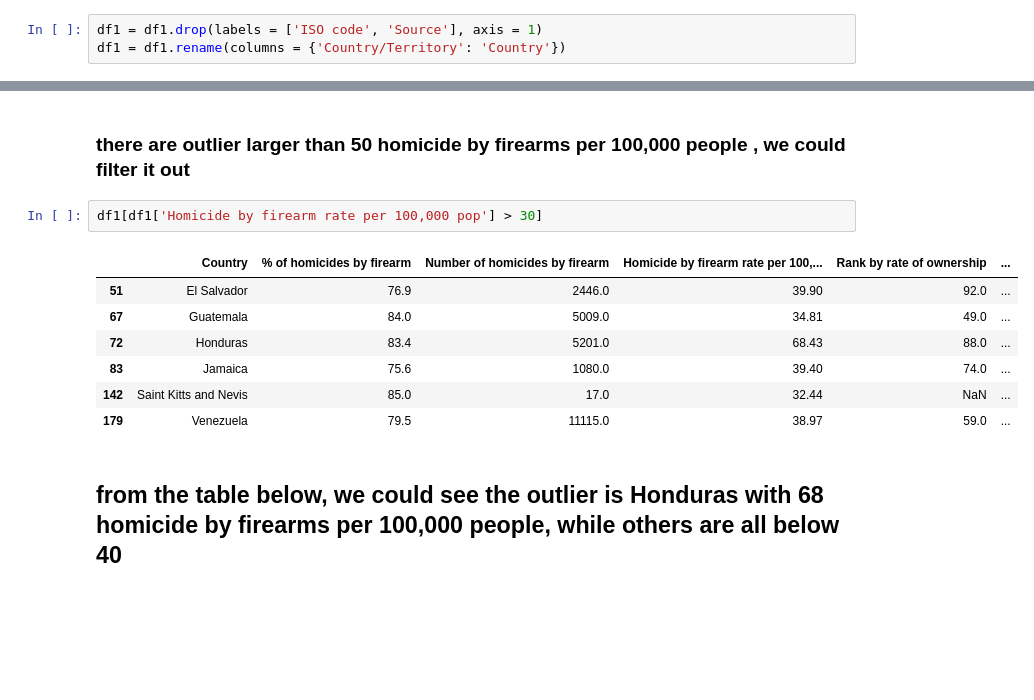
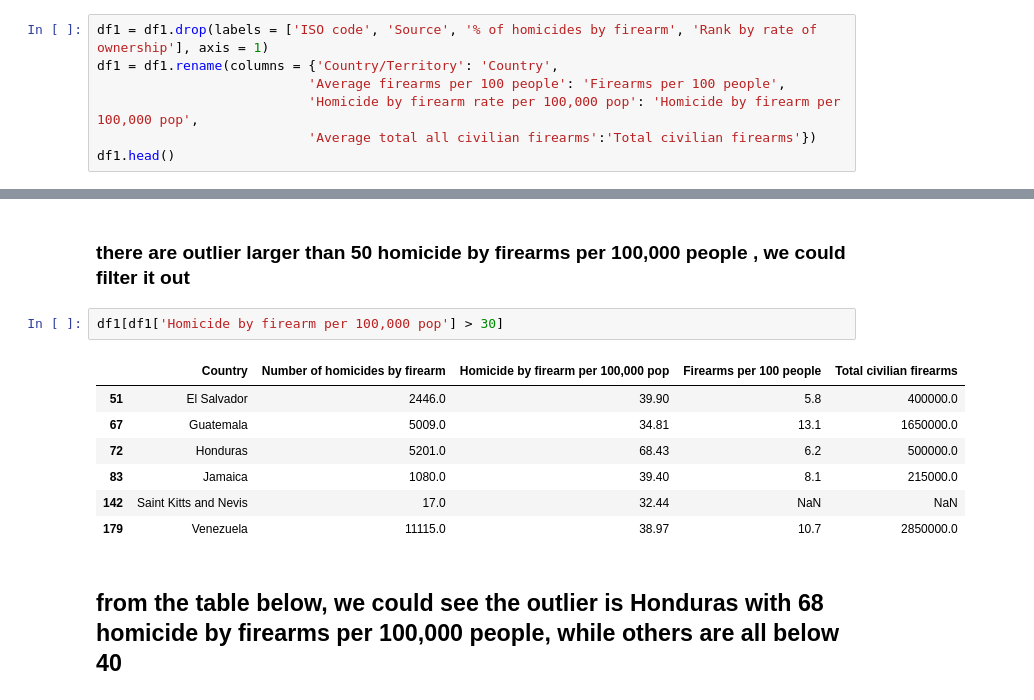
Before and after one commit to picniclin/PUI2017_yl5240, a Jupyter notebook: HW5_yl5240/HW5_Assignment3_yl5240.ipynb, the cells around one changed output, grey strips where cells are left out. Cells and saved outputs as stored; diff of their text form; blank space fills up the shorter version.

```diff
--- a/HW5_yl5240/HW5_Assignment3_yl5240.ipynb
+++ b/HW5_yl5240/HW5_Assignment3_yl5240.ipynb
@@ -29,6 +29,10 @@ df1.head()
 print(df1.shape)
 # %% [output]
 (185, 9)
-# %%
-df1 = df1.drop(labels = ['ISO code', 'Source'], axis = 1)
-df1 = df1.rename(columns = {'Country/Territory': 'Country'})
+# %%
+df1 = df1.drop(labels = ['ISO code', 'Source', '% of homicides by firearm', 'Rank by rate of ownership'], axis = 1)
+df1 = df1.rename(columns = {'Country/Territory': 'Country',
+                           'Average firearms per 100 people': 'Firearms per 100 people',
+                           'Homicide by firearm rate per 100,000 pop': 'Homicide by firearm per 100,000 pop',
+                           'Average total all civilian firearms':'Total civilian firearms'})
+df1.head()
@@ -156,15 +168,15 @@ plt.ylabel('the number of nations')
 # %% [markdown]
 ### there are outlier larger than 50 homicide by firearms per 100,000 people , we could filter it out
 # %%
-df1[df1['Homicide by firearm rate per 100,000 pop'] > 30]
+df1[df1['Homicide by firearm per 100,000 pop'] > 30]
 # %% [output]
-|  | Country | % of homicides by firearm | Number of homicides by firearm | Homicide by firearm rate per 100,... | Rank by rate of ownership | ... |
-| 51 | El Salvador | 76.9 | 2446.0 | 39.90 | 92.0 | ... |
-| 67 | Guatemala | 84.0 | 5009.0 | 34.81 | 49.0 | ... |
-| 72 | Honduras | 83.4 | 5201.0 | 68.43 | 88.0 | ... |
-| 83 | Jamaica | 75.6 | 1080.0 | 39.40 | 74.0 | ... |
-| 142 | Saint Kitts and Nevis | 85.0 | 17.0 | 32.44 | NaN | ... |
-| 179 | Venezuela | 79.5 | 11115.0 | 38.97 | 59.0 | ... |
+|  | Country | Number of homicides by firearm | Homicide by firearm per 100,000 pop | Firearms per 100 people | Total civilian firearms |
+| 51 | El Salvador | 2446.0 | 39.90 | 5.8 | 400000.0 |
+| 67 | Guatemala | 5009.0 | 34.81 | 13.1 | 1650000.0 |
+| 72 | Honduras | 5201.0 | 68.43 | 6.2 | 500000.0 |
+| 83 | Jamaica | 1080.0 | 39.40 | 8.1 | 215000.0 |
+| 142 | Saint Kitts and Nevis | 17.0 | 32.44 | NaN | NaN |
+| 179 | Venezuela | 11115.0 | 38.97 | 10.7 | 2850000.0 |
 # %% [markdown]
 ## from the table below, we could see the outlier is Honduras with 68 homicide by firearms per 100,000 people, while others are all below 40
 # %% [markdown]
```
Also changed, not shown: parts of 38 cells of this notebook.
